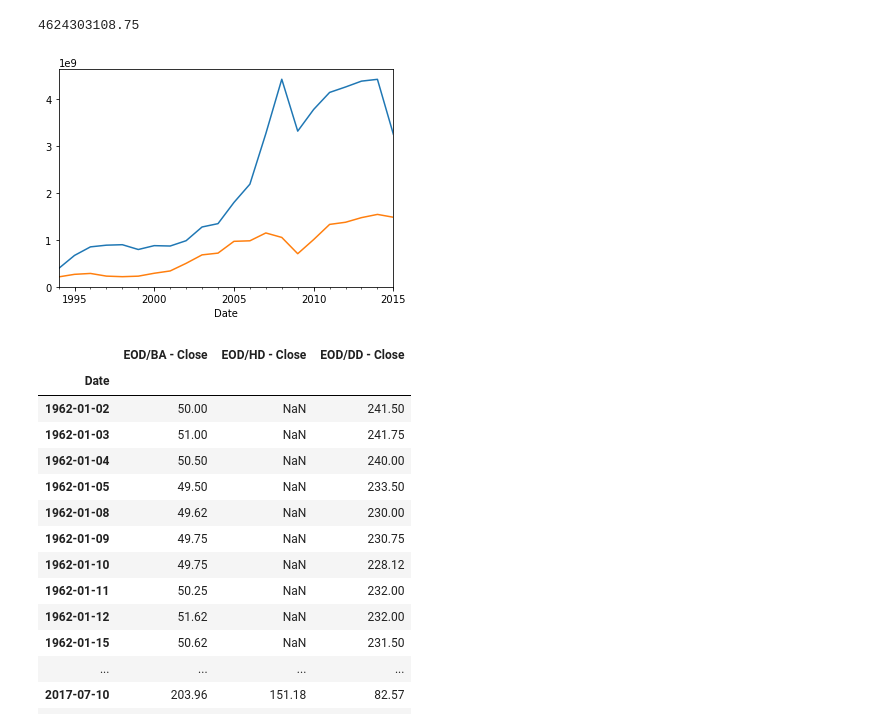
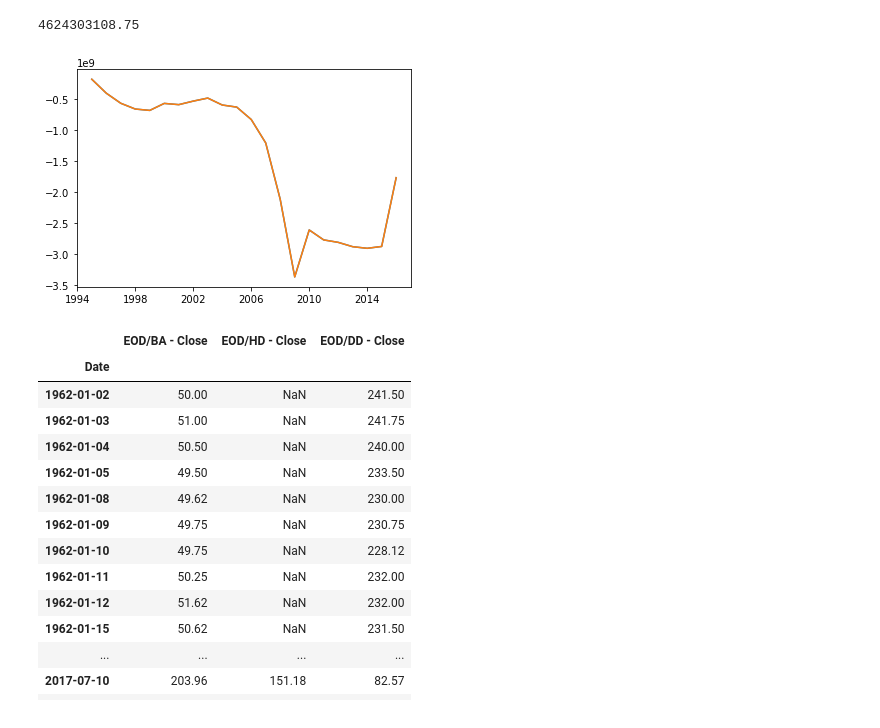
Before and after one commit to HaykMargaryan/homework_6, a Jupyter notebook: Homework_6.ipynb, the cells around one changed output. Drawn from its saved outputs; the diff is of its cells as text; code cells hidden in the pictures.

```diff
--- a/Homework_6.ipynb
+++ b/Homework_6.ipynb
@@ -75,13 +75,14 @@ del x[3]
 print max(x)
 # %% [output]
 4624303108.75
-# %%
-exp_inp=quandl.get(["WWDI/ARM_TM_VAL_MRCH_CD_WT","WWDI/ARM_TX_VAL_MRCH_CD_WT"],authtoken=key)
-exp_inp["WWDI/ARM_TM_VAL_MRCH_CD_WT - Value"].plot()
-exp_inp["WWDI/ARM_TX_VAL_MRCH_CD_WT - Value"].plot()
-plt.show()
-# %% [output]
-[figure, removed]
+# %%
+exp=quandl.get("WWDI/ARM_TX_VAL_MRCH_CD_WT",authtoken=key)
+inp=quandl.get("WWDI/ARM_TM_VAL_MRCH_CD_WT", authtoken=key)
+net_exp=exp-inp
+plt.plot(net_exp)
+plt.show()
+# %% [output]
+[figure, added]
 # %%
 # I could not find a better solution
 # %%
```
Also changed, not shown: parts of 1 cell of this notebook.
